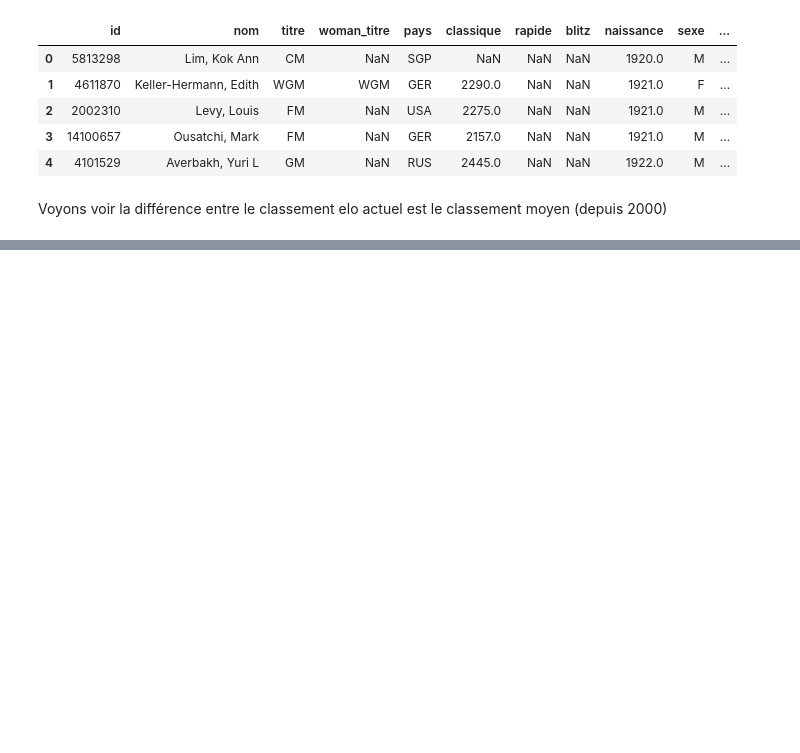
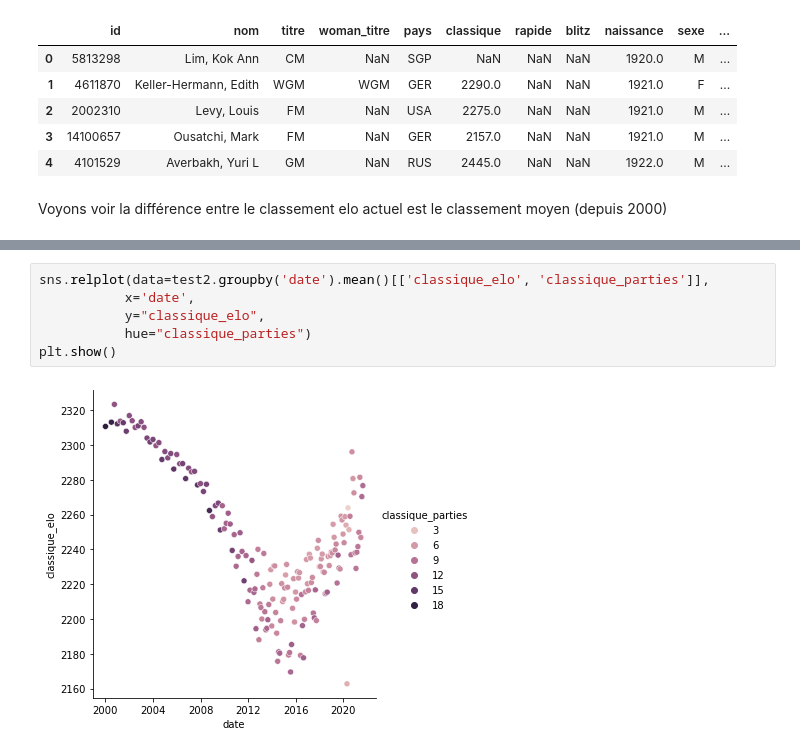
Before and after one commit to vinthara/chess, a Jupyter notebook: data_eda2.ipynb, the cells around one changed output, grey strips where cells are left out. Drawn from its saved outputs; the diff is of its cells as text; blank space fills up the shorter version.

```diff
--- a/data_eda2.ipynb
+++ b/data_eda2.ipynb
@@ -57,0 +210,8 @@ Voyons voir la différence entre le classement elo actuel est le classement moye
+# %%
+sns.relplot(data=test2.groupby('date').mean()[['classique_elo', 'classique_parties']],
+           x='date',
+           y="classique_elo",
+           hue="classique_parties")
+plt.show()
+# %% [output]
+[figure, added]
```
Also changed, not shown: parts of 30 cells of this notebook.
